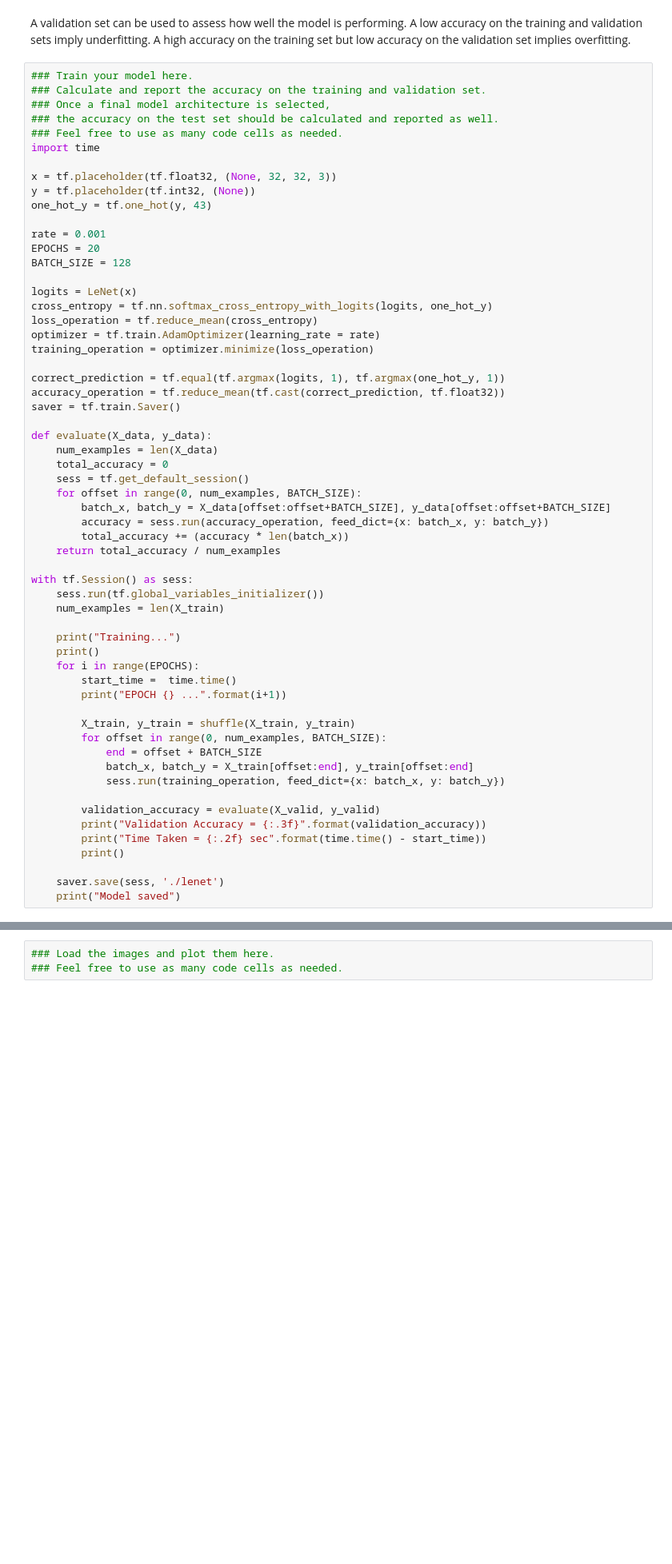
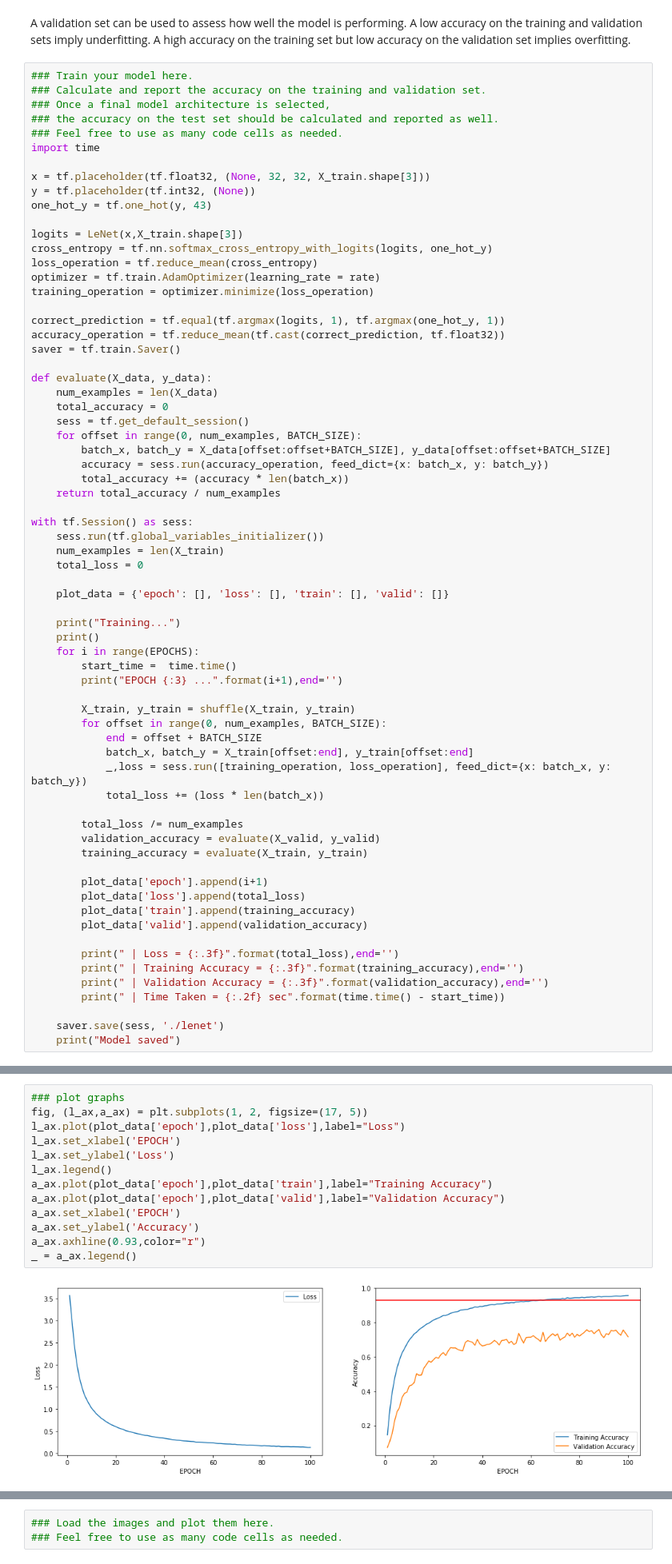
Before and after one commit to anandman/CarND-Traffic-Sign-Classifier-Project, a Jupyter notebook: Traffic_Sign_Classifier.ipynb, the cells around one changed output, grey strips where cells are left out. Shown at 80% size. Drawn from its saved outputs; the diff is of its cells as text; blank space fills up the shorter version.

```diff
--- a/Traffic_Sign_Classifier.ipynb
+++ b/Traffic_Sign_Classifier.ipynb
@@ -277,15 +301,11 @@ sets imply underfitting. A high accuracy on the training set but low accuracy on
 ### Feel free to use as many code cells as needed.
 import time
 
-x = tf.placeholder(tf.float32, (None, 32, 32, 3))
+x = tf.placeholder(tf.float32, (None, 32, 32, X_train.shape[3]))
 y = tf.placeholder(tf.int32, (None))
 one_hot_y = tf.one_hot(y, 43)
 
-rate = 0.001
-EPOCHS = 20
-BATCH_SIZE = 128
-
-logits = LeNet(x)
+logits = LeNet(x,X_train.shape[3])
 cross_entropy = tf.nn.softmax_cross_entropy_with_logits(logits, one_hot_y)
 loss_operation = tf.reduce_mean(cross_entropy)
 optimizer = tf.train.AdamOptimizer(learning_rate = rate)
@@ -308,23 +328,36 @@ def evaluate(X_data, y_data):
 with tf.Session() as sess:
     sess.run(tf.global_variables_initializer())
     num_examples = len(X_train)
+    total_loss = 0
+
+    plot_data = {'epoch': [], 'loss': [], 'train': [], 'valid': []}
 
     print("Training...")
     print()
     for i in range(EPOCHS):
         start_time =  time.time()
-        print("EPOCH {} ...".format(i+1))
+        print("EPOCH {:3} ...".format(i+1),end='')
 
         X_train, y_train = shuffle(X_train, y_train)
         for offset in range(0, num_examples, BATCH_SIZE):
             end = offset + BATCH_SIZE
             batch_x, batch_y = X_train[offset:end], y_train[offset:end]
-            sess.run(training_operation, feed_dict={x: batch_x, y: batch_y})
+            _,loss = sess.run([training_operation, loss_operation], feed_dict={x: batch_x, y: batch_y})
+            total_loss += (loss * len(batch_x))
 
+        total_loss /= num_examples
         validation_accuracy = evaluate(X_valid, y_valid)
-        print("Validation Accuracy = {:.3f}".format(validation_accuracy))
-        print("Time Taken = {:.2f} sec".format(time.time() - start_time))
-        print()
+        training_accuracy = evaluate(X_train, y_train)
+
+        plot_data['epoch'].append(i+1)
+        plot_data['loss'].append(total_loss)
+        plot_data['train'].append(training_accuracy)
+        plot_data['valid'].append(validation_accuracy)
+
+        print(" | Loss = {:.3f}".format(total_loss),end='')
+        print(" | Training Accuracy = {:.3f}".format(training_accuracy),end='')
+        print(" | Validation Accuracy = {:.3f}".format(validation_accuracy),end='')
+        print(" | Time Taken = {:.2f} sec".format(time.time() - start_time))
 
     saver.save(sess, './lenet')
     print("Model saved")
@@ -348,4 +381,19 @@ Time Taken = 71.99 sec
 Model saved
+# %%
+### plot graphs
+fig, (l_ax,a_ax) = plt.subplots(1, 2, figsize=(17, 5))
+l_ax.plot(plot_data['epoch'],plot_data['loss'],label="Loss")
+l_ax.set_xlabel('EPOCH')
+l_ax.set_ylabel('Loss')
+l_ax.legend()
+a_ax.plot(plot_data['epoch'],plot_data['train'],label="Training Accuracy")
+a_ax.plot(plot_data['epoch'],plot_data['valid'],label="Validation Accuracy")
+a_ax.set_xlabel('EPOCH')
+a_ax.set_ylabel('Accuracy')
+a_ax.axhline(0.93,color="r")
+_ = a_ax.legend()
+# %% [output]
+[figure, added]
 # %%
 ### Evaluate accuracy of model using test data
 
```
Also changed, not shown: parts of 6 cells of this notebook.
